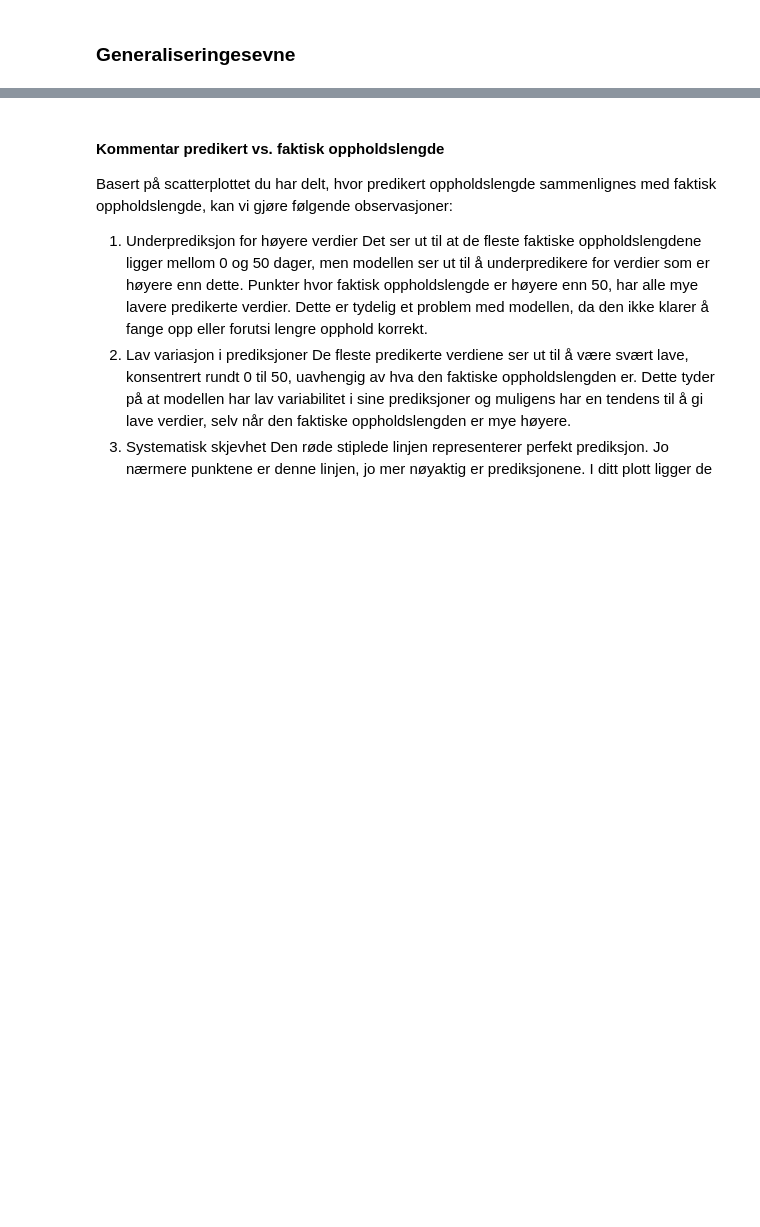
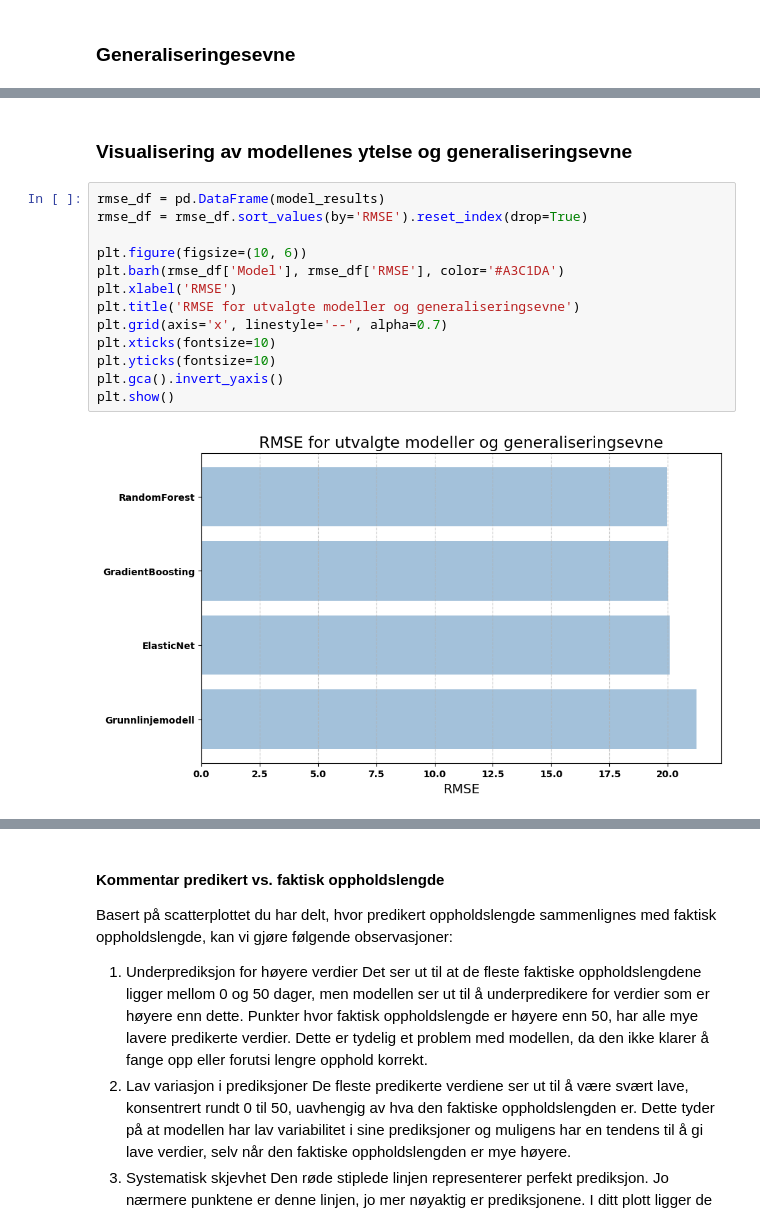
Before and after one commit to AnSloge/Predikasjon-av-oppholdslengde-p-sykehus, a Jupyter notebook: Ferdig_analyse.ipynb, the cells around one changed output, grey strips where cells are left out. Drawn from its saved outputs; the diff is of its cells as text; blank space fills up the shorter version.

```diff
--- a/Ferdig_analyse.ipynb
+++ b/Ferdig_analyse.ipynb
@@ -1104 +1088,18 @@ X has feature names, but SimpleImputer was fitted without feature names
+# %% [markdown]
+### Visualisering av modellenes ytelse og generaliseringsevne
+# %%
+rmse_df = pd.DataFrame(model_results)
+rmse_df = rmse_df.sort_values(by='RMSE').reset_index(drop=True)
+
+plt.figure(figsize=(10, 6))
+plt.barh(rmse_df['Model'], rmse_df['RMSE'], color='#A3C1DA')
+plt.xlabel('RMSE')
+plt.title('RMSE for utvalgte modeller og generaliseringsevne')
+plt.grid(axis='x', linestyle='--', alpha=0.7)
+plt.xticks(fontsize=10)
+plt.yticks(fontsize=10)
+plt.gca().invert_yaxis()
+plt.show()
+# %% [output]
+[figure, added]
 # %%
```
Also changed, not shown: parts of 21 cells of this notebook, 3 other files.
